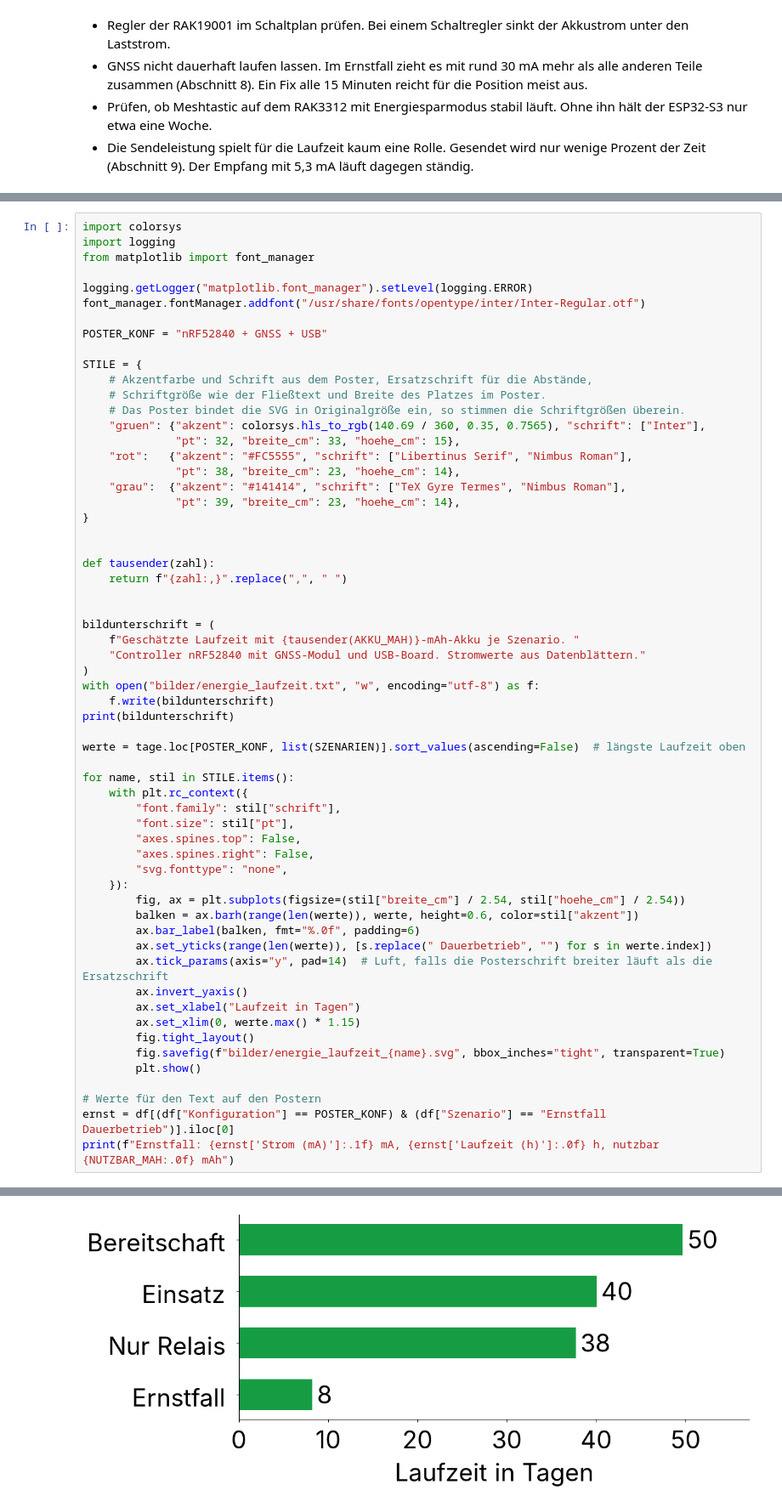
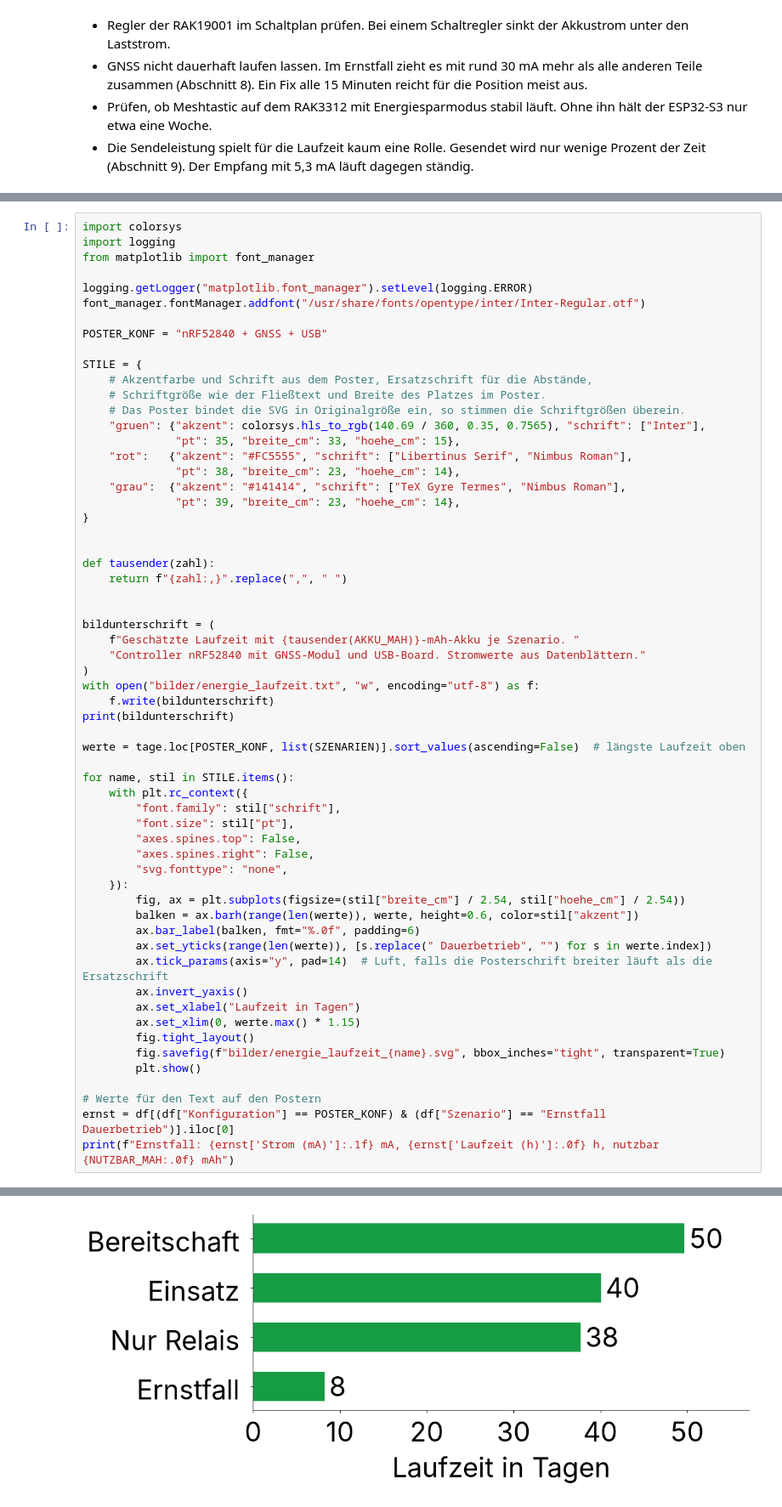
Before and after one commit to julianstoerig/commscube, a Jupyter notebook: dokumente/energiebedarf.ipynb, the cells around one changed output, grey strips where cells are left out. Shown at 85% size. Cells and saved outputs as stored; diff of their text form.

```diff
--- a/dokumente/energiebedarf.ipynb
+++ b/dokumente/energiebedarf.ipynb
@@ -357,7 +357,7 @@ STILE = {
     # Schriftgröße wie der Fließtext und Breite des Platzes im Poster.
     # Das Poster bindet die SVG in Originalgröße ein, so stimmen die Schriftgrößen überein.
     "gruen": {"akzent": colorsys.hls_to_rgb(140.69 / 360, 0.35, 0.7565), "schrift": ["Inter"],
-              "pt": 32, "breite_cm": 33, "hoehe_cm": 15},
+              "pt": 35, "breite_cm": 33, "hoehe_cm": 15},
     "rot":   {"akzent": "#FC5555", "schrift": ["Libertinus Serif", "Nimbus Roman"],
               "pt": 38, "breite_cm": 23, "hoehe_cm": 14},
     "grau":  {"akzent": "#141414", "schrift": ["TeX Gyre Termes", "Nimbus Roman"],
@@ -377,34 +377,34 @@ with open("bilder/energie_laufzeit.txt", "w", encoding="utf-8") as f:
     f.write(bildunterschrift)
 print(bildunterschrift)
 
 werte = tage.loc[POSTER_KONF, list(SZENARIEN)].sort_values(ascending=False)  # längste Laufzeit oben
 
 for name, stil in STILE.items():
     with plt.rc_context({
         "font.family": stil["schrift"],
         "font.size": stil["pt"],
         "axes.spines.top": False,
         "axes.spines.right": False,
         "svg.fonttype": "none",
     }):
         fig, ax = plt.subplots(figsize=(stil["breite_cm"] / 2.54, stil["hoehe_cm"] / 2.54))
         balken = ax.barh(range(len(werte)), werte, height=0.6, color=stil["akzent"])
         ax.bar_label(balken, fmt="%.0f", padding=6)
         ax.set_yticks(range(len(werte)), [s.replace(" Dauerbetrieb", "") for s in werte.index])
         ax.tick_params(axis="y", pad=14)  # Luft, falls die Posterschrift breiter läuft als die Ersatzschrift
         ax.invert_yaxis()
         ax.set_xlabel("Laufzeit in Tagen")
         ax.set_xlim(0, werte.max() * 1.15)
         fig.tight_layout()
         fig.savefig(f"bilder/energie_laufzeit_{name}.svg", bbox_inches="tight", transparent=True)
         plt.show()
 
 # Werte für den Text auf den Postern
 ernst = df[(df["Konfiguration"] == POSTER_KONF) & (df["Szenario"] == "Ernstfall Dauerbetrieb")].iloc[0]
 print(f"Ernstfall: {ernst['Strom (mA)']:.1f} mA, {ernst['Laufzeit (h)']:.0f} h, nutzbar {NUTZBAR_MAH:.0f} mAh")
 # %% [output]
 Geschätzte Laufzeit mit 10 000-mAh-Akku je Szenario. Controller nRF52840 mit GNSS-Modul und USB-Board. Stromwerte aus Datenblättern.
-[figure, old version]
+[figure, new version]
 [figure]
 [figure]
 Ernstfall: 43.0 mA, 198 h, nutzbar 8500 mAh
```
Also changed, not shown: parts of 1 cell of this notebook, 4 other files.
